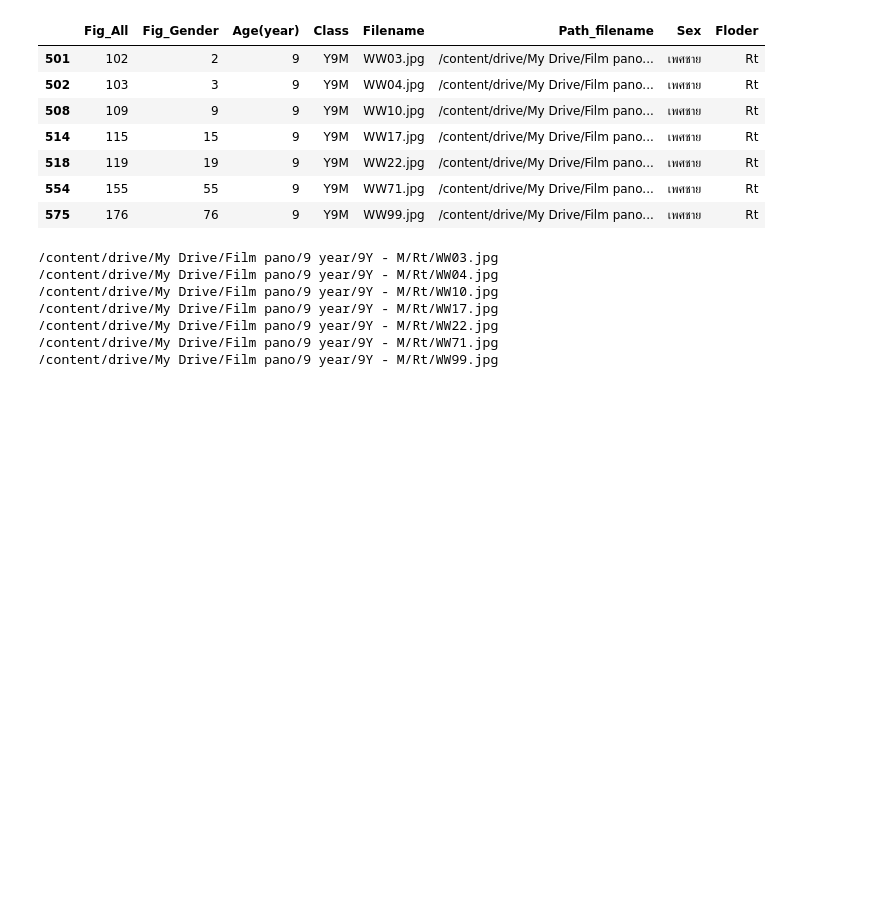
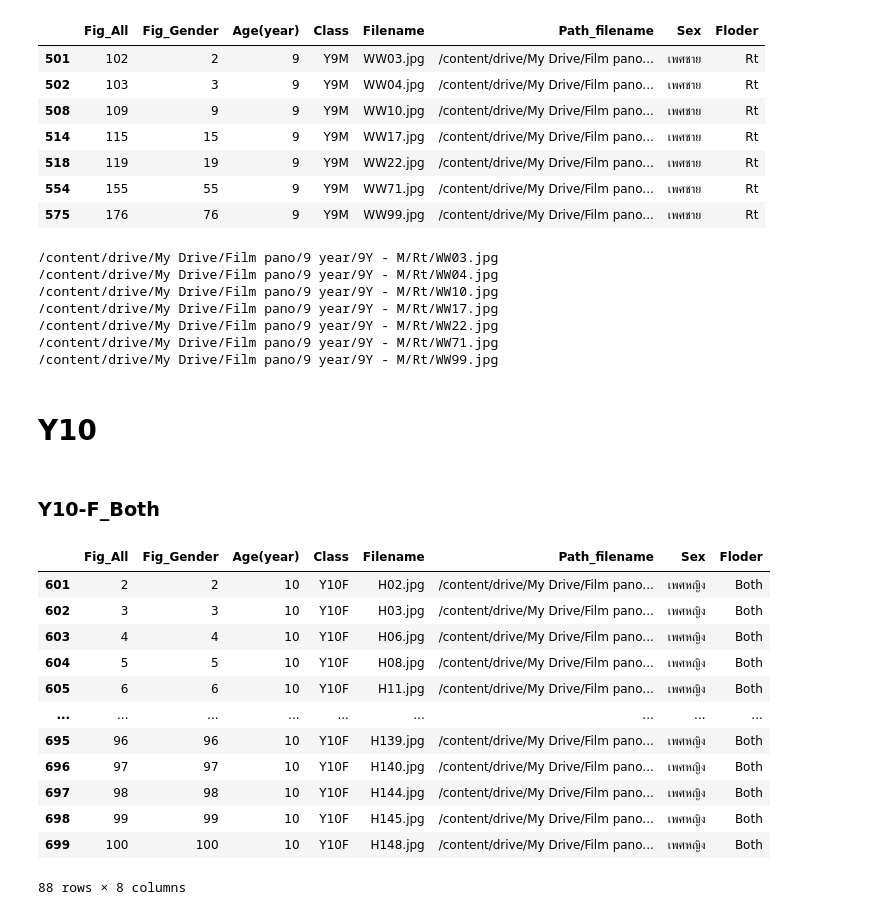
Before and after one commit to Wanita-8943/efficientnet_keras_transfer_learning, a Jupyter notebook: ตัดรูป.ipynb, the cells around one changed output. Saved outputs shown, nothing was run; the diff lists cells and outputs as text; code cells hidden in the pictures; blank space fills up the shorter version.

```diff
--- a/ตัดรูป.ipynb
+++ b/ตัดรูป.ipynb
@@ -1064,3 +1064,24 @@ for i in path:
 /content/drive/My Drive/Film pano/9 year/9Y - M/Rt/WW22.jpg
 /content/drive/My Drive/Film pano/9 year/9Y - M/Rt/WW71.jpg
 /content/drive/My Drive/Film pano/9 year/9Y - M/Rt/WW99.jpg
+# %% [markdown]
+# Y10
+# %% [markdown]
+### Y10-F_Both
+# %%
+Y10F_1= df[(df['Class'] == 'Y10F')&(df['Floder']=='Both')]#Y10F#หญิง
+Y10F_1
+# %% [output]
+|  | Fig_All | Fig_Gender | Age(year) | Class | Filename | Path_filename | Sex | Floder |
+| 601 | 2 | 2 | 10 | Y10F | H02.jpg | /content/drive/My Drive/Film pano... | เพศหญิง | Both |
+| 602 | 3 | 3 | 10 | Y10F | H03.jpg | /content/drive/My Drive/Film pano... | เพศหญิง | Both |
+| 603 | 4 | 4 | 10 | Y10F | H06.jpg | /content/drive/My Drive/Film pano... | เพศหญิง | Both |
+| 604 | 5 | 5 | 10 | Y10F | H08.jpg | /content/drive/My Drive/Film pano... | เพศหญิง | Both |
+| 605 | 6 | 6 | 10 | Y10F | H11.jpg | /content/drive/My Drive/Film pano... | เพศหญิง | Both |
+| ... | ... | ... | ... | ... | ... | ... | ... | ... |
+| 695 | 96 | 96 | 10 | Y10F | H139.jpg | /content/drive/My Drive/Film pano... | เพศหญิง | Both |
+| 696 | 97 | 97 | 10 | Y10F | H140.jpg | /content/drive/My Drive/Film pano... | เพศหญิง | Both |
+| 697 | 98 | 98 | 10 | Y10F | H144.jpg | /content/drive/My Drive/Film pano... | เพศหญิง | Both |
+| 698 | 99 | 99 | 10 | Y10F | H145.jpg | /content/drive/My Drive/Film pano... | เพศหญิง | Both |
+| 699 | 100 | 100 | 10 | Y10F | H148.jpg | /content/drive/My Drive/Film pano... | เพศหญิง | Both |
+88 rows × 8 columns
```
Also changed, not shown: parts of 16 cells of this notebook.
